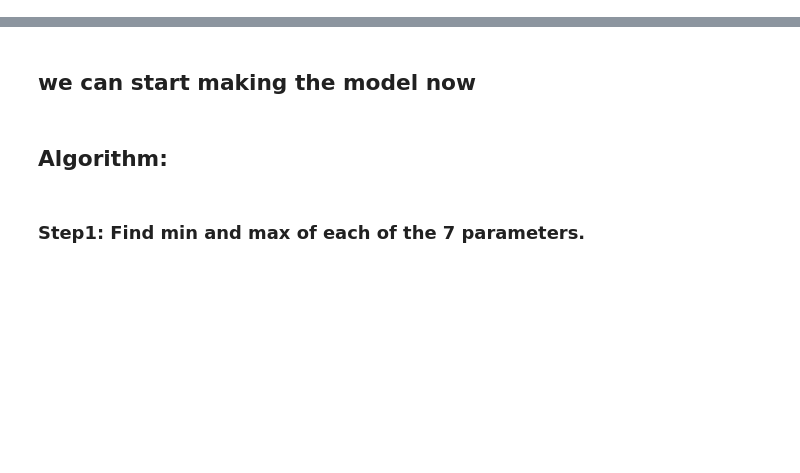
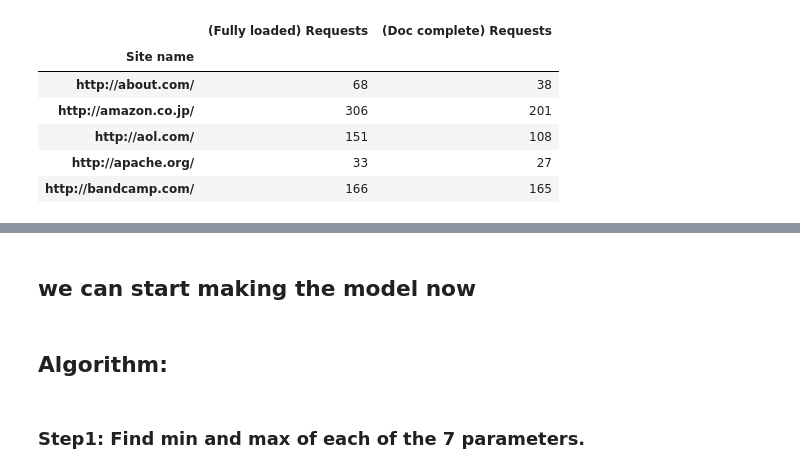
Before and after one commit to kirubeltadesse/Webpageranking, a Jupyter notebook: model.ipynb, the cells around one changed output, grey strips where cells are left out. Saved outputs shown, nothing was run; the diff lists cells and outputs as text; code cells hidden in the pictures; blank space fills up the shorter version.

```diff
--- a/model.ipynb
+++ b/model.ipynb
@@ -127,0 +132,10 @@ dfnew = table(df)
+# %%
+request
+# %% [output]
+|  | (Fully loaded) Requests | (Doc complete) Requests |
+| Site name |  |  |
+| http://about.com/ | 68 | 38 |
+| http://amazon.co.jp/ | 306 | 201 |
+| http://aol.com/ | 151 | 108 |
+| http://apache.org/ | 33 | 27 |
+| http://bandcamp.com/ | 166 | 165 |
```
Also changed, not shown: parts of 8 cells of this notebook, 6 other files.
